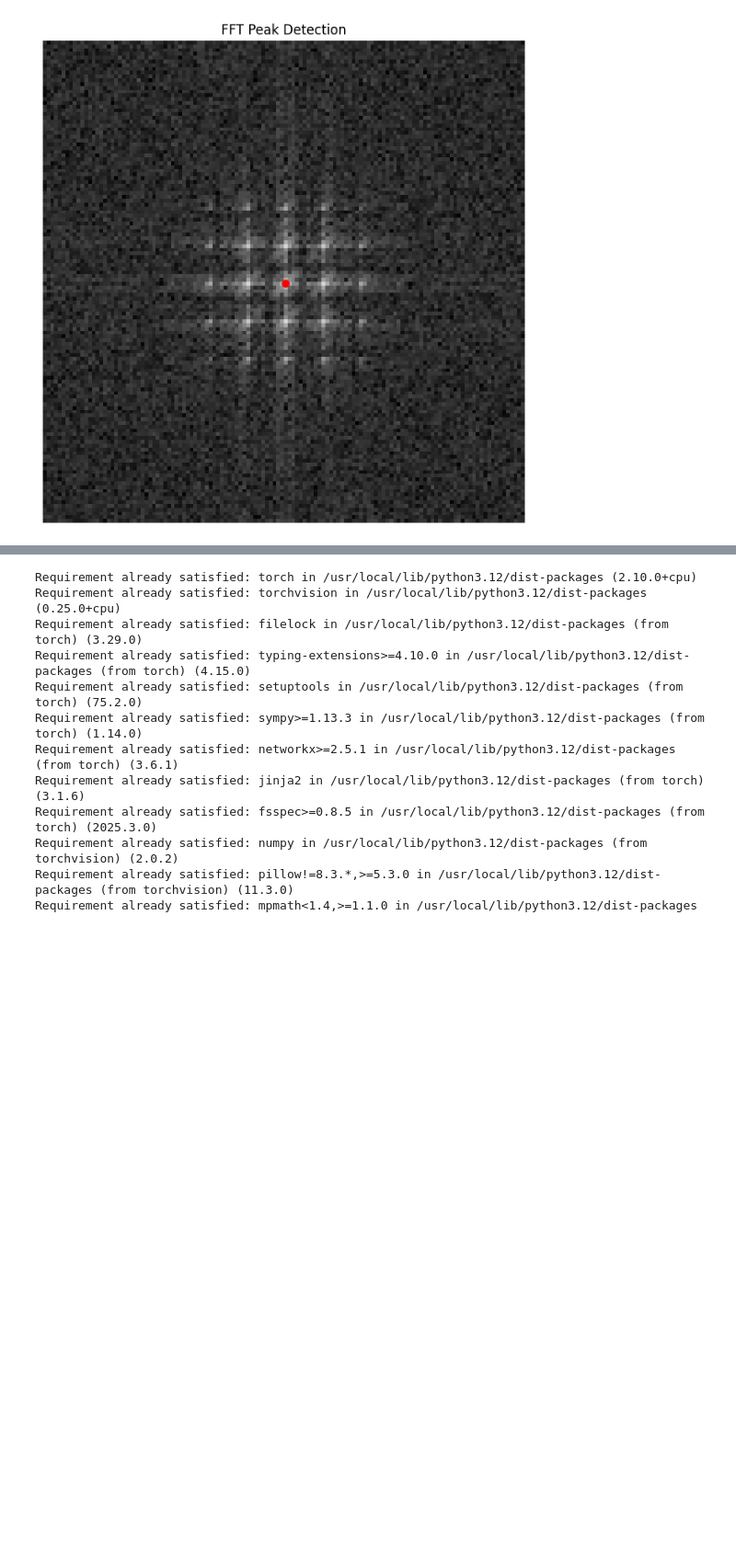
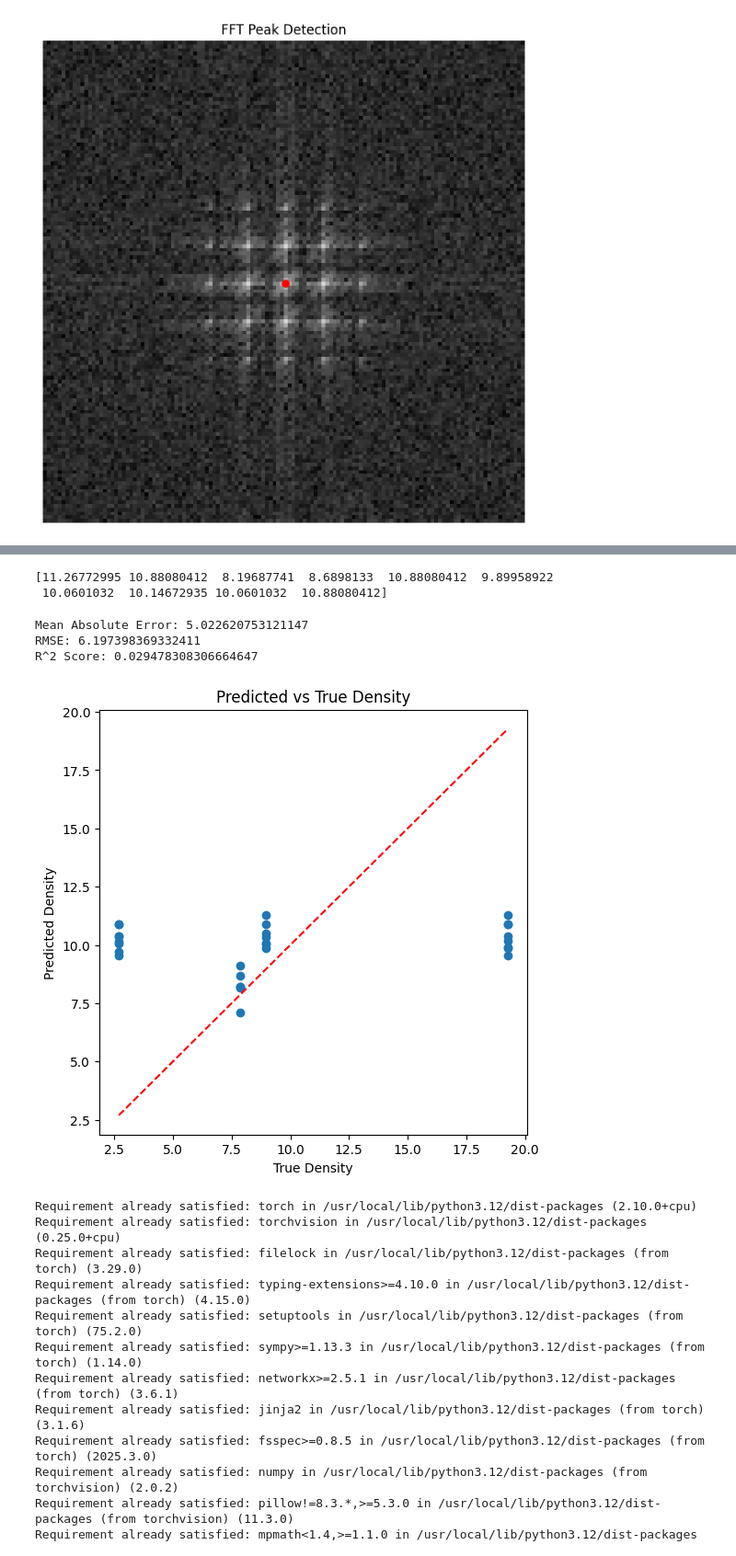
Before and after one commit to aarav06-bit/CS131_release, a Jupyter notebook: spring_2026 /crystal_density_classification/data_testing.ipynb, the cells around one changed output, grey strips where cells are left out. Shown at 92% size. Saved outputs shown, nothing was run; the diff lists cells and outputs as text; code cells hidden in the pictures; blank space fills up the shorter version.

```diff
--- a/spring_2026 /crystal_density_classification/data_testing.ipynb
+++ b/spring_2026 /crystal_density_classification/data_testing.ipynb
@@ -311,3 +568,78 @@ plt.show()
+# %%
+from sklearn.linear_model import LinearRegression
+
+# Create model
+model = LinearRegression()
+
+# Train model
+model.fit(X_train, y_train)
+
+# Predict
+predictions = model.predict(X_test)
+
+print(predictions[:10])
+# %% [output]
+[11.26772995 10.88080412  8.19687741  8.6898133  10.88080412  9.89958922
+ 10.0601032  10.14672935 10.0601032  10.88080412]
+# %%
+from sklearn.metrics import mean_absolute_error
+from sklearn.metrics import mean_squared_error
+from sklearn.metrics import r2_score
+
+# Compute metrics
+mae = mean_absolute_error(
+    y_test,
+    predictions
+)
+
+rmse = np.sqrt(
+    mean_squared_error(
+        y_test,
+        predictions
+    )
+)
+
+r2 = r2_score(
+    y_test,
+    predictions
+)
+
+print("Mean Absolute Error:", mae)
+
+print("RMSE:", rmse)
+
+print("R^2 Score:", r2)
+# %% [output]
+Mean Absolute Error: 5.022620753121147
+RMSE: 6.197398369332411
+R^2 Score: 0.029478308306664647
+# %%
+plt.figure(figsize=(6,6))
+
+plt.scatter(
+    y_test,
+    predictions
+)
+
+plt.xlabel("True Density")
+
+plt.ylabel("Predicted Density")
+
+plt.title("Predicted vs True Density")
+
+# Ideal prediction line
+min_val = min(y_test.min(), predictions.min())
+max_val = max(y_test.max(), predictions.max())
+
+plt.plot(
+    [min_val, max_val],
+    [min_val, max_val],
+    'r--'
+)
+
+plt.show()
+# %% [output]
+[figure, added]
 # %%
 !pip install torch torchvision
 # %% [output]
```
Also changed, not shown: parts of 4 cells of this notebook.
